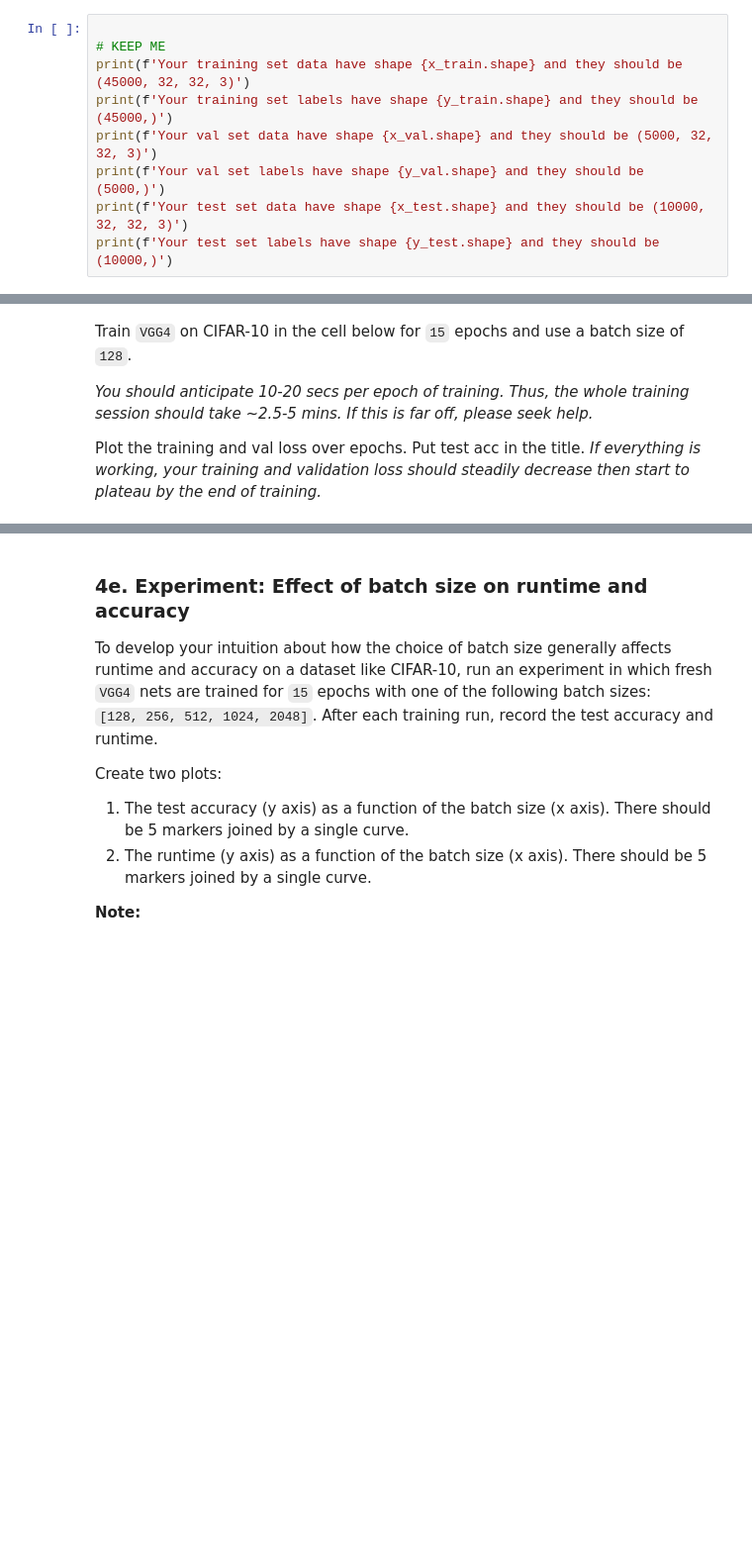
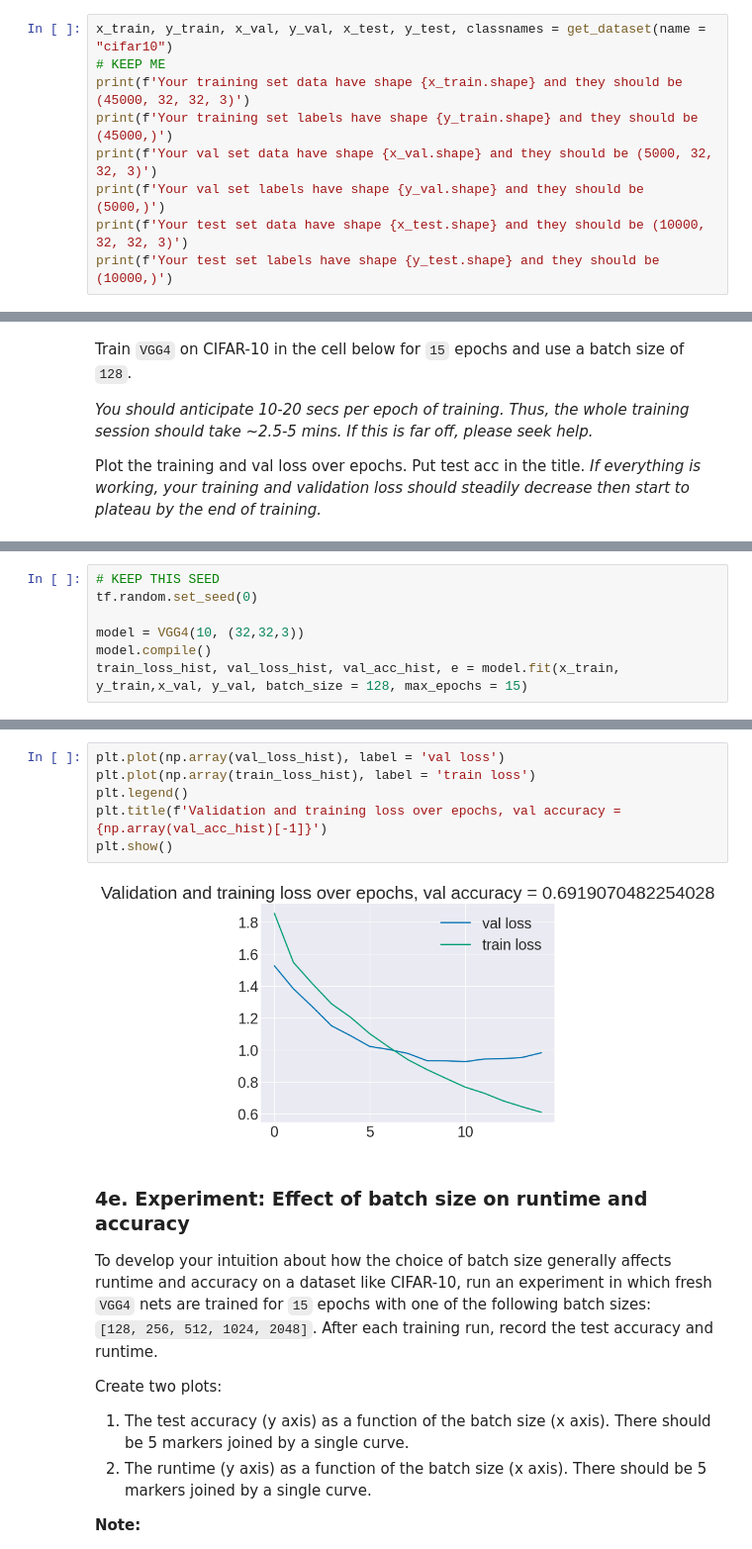
Before and after one commit to treytuscai/DeepNeuralLib, a Jupyter notebook: vgg4.ipynb, the cells around one changed output, grey strips where cells are left out. Shown at 99% size. Cells and saved outputs as stored; diff of their text form; blank space fills up the shorter version.

```diff
--- a/vgg4.ipynb
+++ b/vgg4.ipynb
@@ -178,7 +182,7 @@ Now let's train on CIFAR-10. Run this (*and all subsequent large training sessio
 
 Write code in the cell below to load in CIFAR-10.
 # %%
-
+x_train, y_train, x_val, y_val, x_test, y_test, classnames = get_dataset(name = "cifar10")
 # KEEP ME
 print(f'Your training set data have shape {x_train.shape} and they should be (45000, 32, 32, 3)')
 print(f'Your training set labels have shape {y_train.shape} and they should be (45000,)')
@@ -197,0 +208,7 @@ tf.random.set_seed(0)
+# %%
+# KEEP THIS SEED
+tf.random.set_seed(0)
+
+model = VGG4(10, (32,32,3))
+model.compile()
+train_loss_hist, val_loss_hist, val_acc_hist, e = model.fit(x_train, y_train,x_val, y_val, batch_size = 128, max_epochs = 15)
@@ -198,3 +233,11 @@ tf.random.set_seed(0)
+# %%
+plt.plot(np.array(val_loss_hist), label = 'val loss')
+plt.plot(np.array(train_loss_hist), label = 'train loss')
+plt.legend()
+plt.title(f'Validation and training loss over epochs, val accuracy = {np.array(val_acc_hist)[-1]}')
+plt.show()
+# %% [output]
+[figure, added]
 # %% [markdown]
 ### 4e. Experiment: Effect of batch size on runtime and accuracy
 
```
Also changed, not shown: parts of 16 cells of this notebook, 3 other files.
